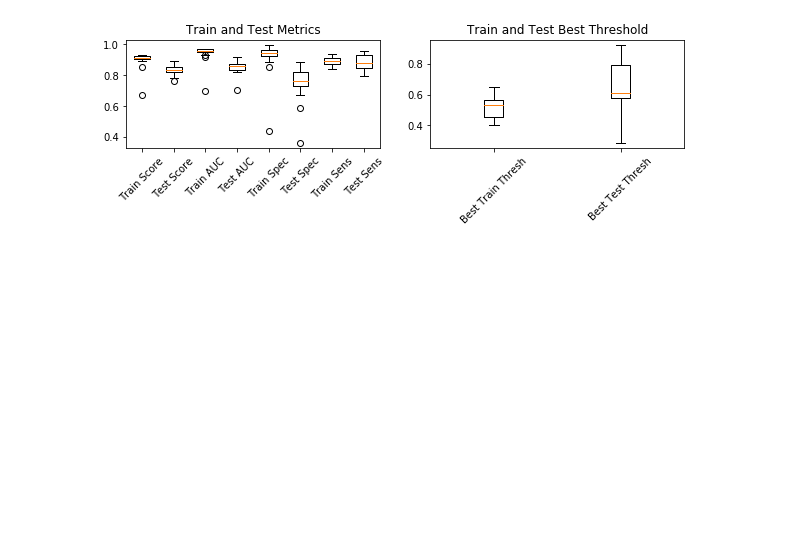
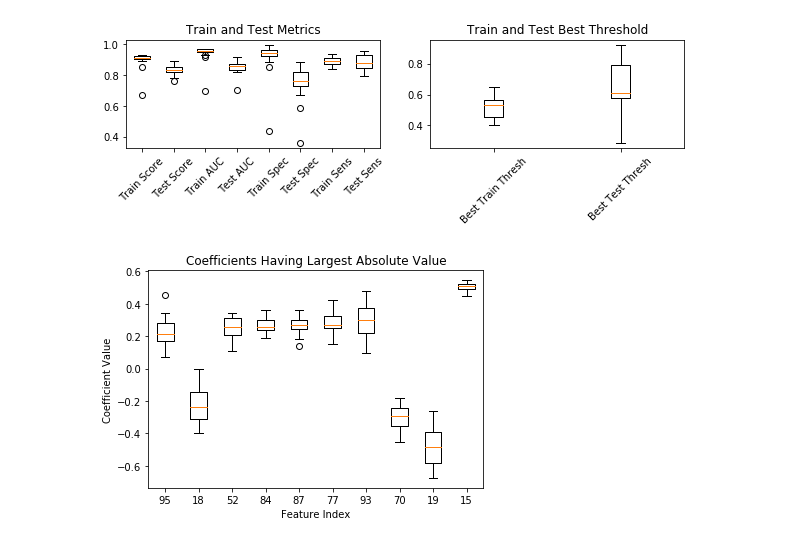
Before and after one commit to adit98/tbi, a Jupyter notebook: notebooks/Generate_Metric_Plots.ipynb, the cells around one changed output. Saved outputs shown, nothing was run; the diff lists cells and outputs as text; code cells hidden in the pictures; blank space fills up the shorter version.

```diff
--- a/notebooks/Generate_Metric_Plots.ipynb
+++ b/notebooks/Generate_Metric_Plots.ipynb
@@ -175,7 +175,7 @@ plot_all(final_metric_data, theta_data)
 [figure]
 [figure]
 # %%
-def plot_coefficients(exp_num, max_num):
+def old_plot_coefficients(exp_num, max_num):
     coef = np.load('../model_metrics/exp'+str(exp_num)+'/coefficients.npy')
 #     print(coef.shape)
     mean_coef = np.mean(coef, axis=1)
@@ -204,3 +204,9 @@ def plot_coefficients(exp_num, max_num):
     ax.set_xticklabels(selected_idcs)
     # plt.xticks(rotation=45)
     plt.show(fig1)
+# %%
+# Plotting coefficients of top n features with highest average coefficients
+max_num = 10
+old_plot_coefficients(exp_num, max_num)
+# %% [output]
+[figure, added]
```
Also changed, not shown: parts of 5 cells of this notebook, 14 other files.
